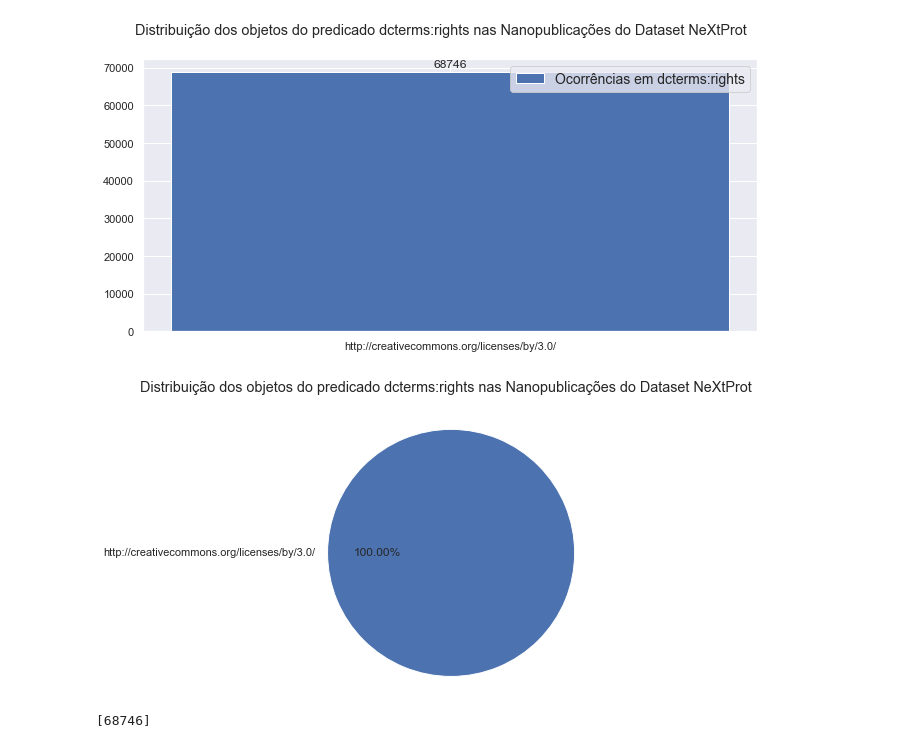
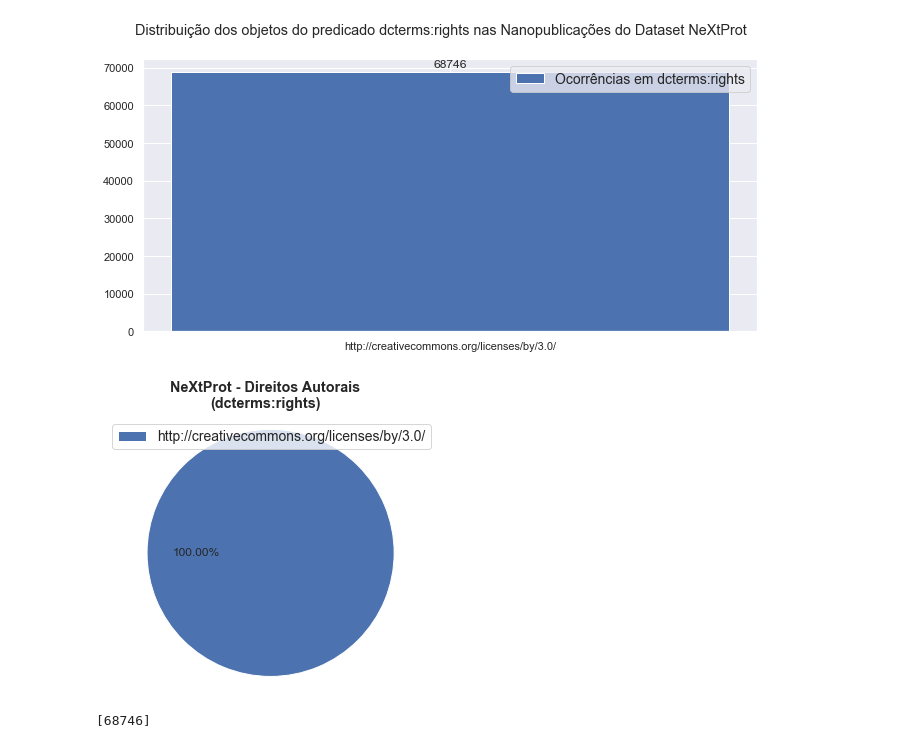
Before and after one commit to massaoiwanaga/orgcon, a Jupyter notebook: Massao.ipynb, the cells around one changed output. Cells and saved outputs as stored; diff of their text form; code cells hidden in the pictures.

```diff
--- a/Massao.ipynb
+++ b/Massao.ipynb
@@ -361,11 +353,15 @@ plt.show()
 # %%
 # Exibição do resultado em grafico de pizza
 fig, ax = plt.subplots(figsize=(6, 5))
-ax.pie(nxtRightsCont[1], labels=nxtRightsCont[0], autopct='%1.2f%%')
+ax.pie(nxtRightsCont[1], autopct='%1.2f%%')
 ax.axis('equal') # mantenha um circulo
-fig.suptitle("Distribuição dos objetos do predicado dcterms:rights nas Nanopublicações do Dataset NeXtProt");
+#fig.suptitle("Distribuição dos objetos do predicado dcterms:rights nas Nanopublicações do Dataset NeXtProt");
+fig.suptitle("NeXtProt - Direitos Autorais\n(dcterms:rights)", fontweight='bold');
+plt.legend(nxtRightsCont[0], fontsize = 14, loc="best")
+#plt.tight_layout()
+plt.savefig('nxtRights.png')
 # %% [output]
-[figure, old version]
+[figure, new version]
 # %%
 # Contagem de nanopublicações usando dcterms:rightsHolder no grafo Publication Info
 query = """
```
Also changed, not shown: parts of 126 cells of this notebook, 4 other files.
